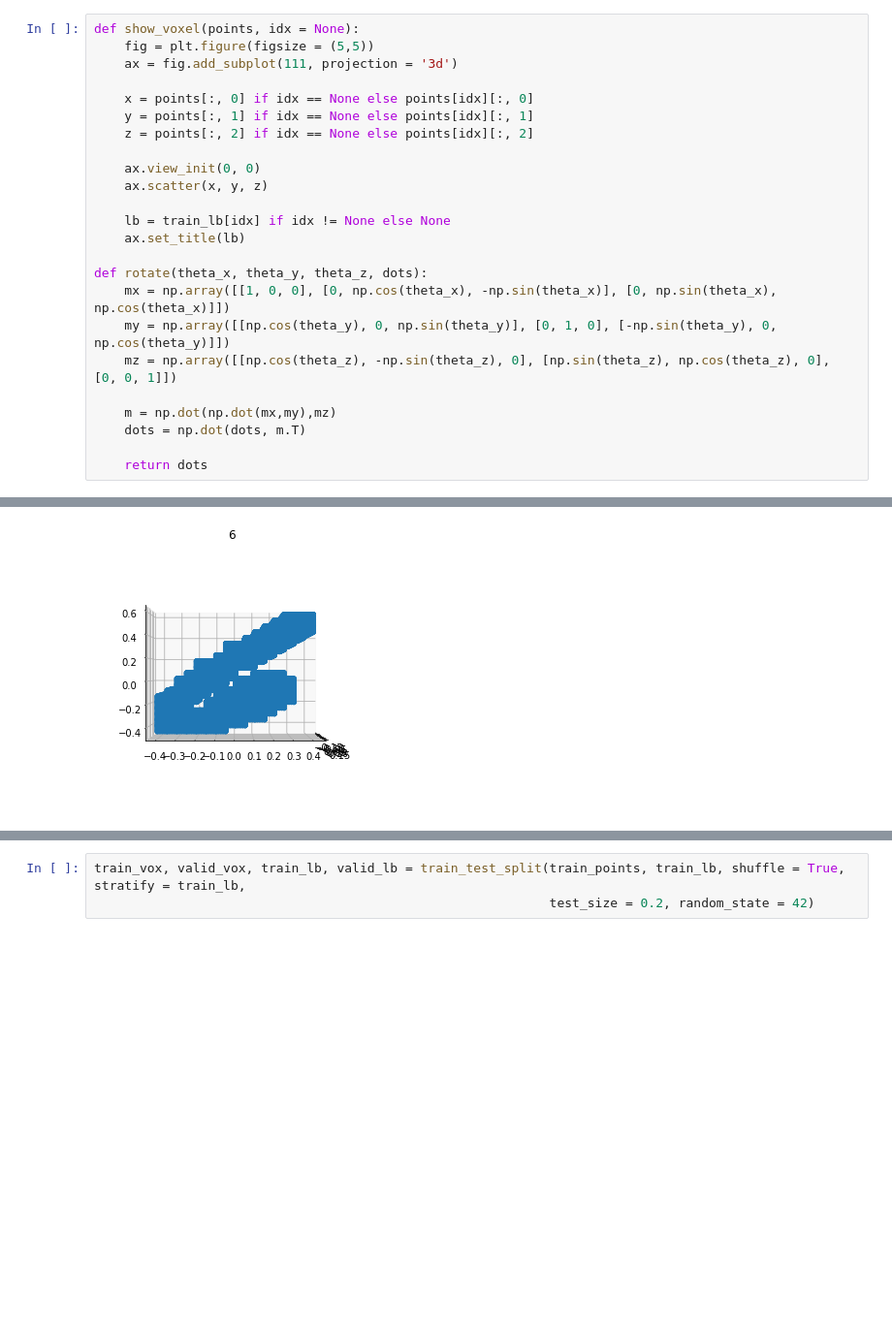
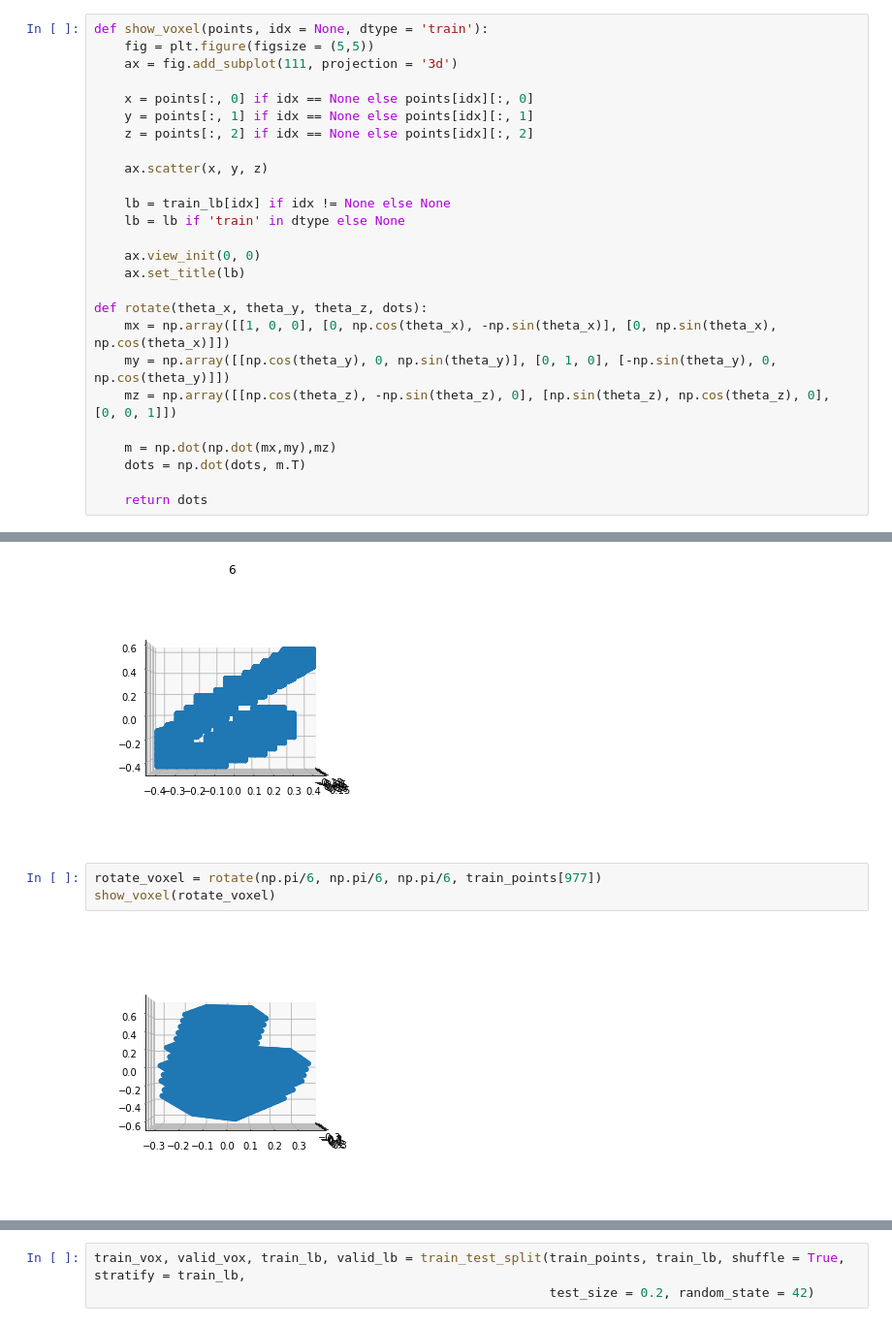
Before and after one commit to AhMuGeoNa/Dacon_3d_MNIST, a Jupyter notebook: dacon - 3d mnist.ipynb, the cells around one changed output, grey strips where cells are left out. Shown at 97% size. Cells and saved outputs as stored; diff of their text form; blank space fills up the shorter version.

```diff
--- a/dacon - 3d mnist.ipynb
+++ b/dacon - 3d mnist.ipynb
@@ -39,7 +40,7 @@ train_lb     = [lb for lb in tqdm(train_df['label'])]
 
 test_points  = [np.array(test_points[str(i)]) for i in tqdm(test_df['ID'])]
 # %%
-def show_voxel(points, idx = None):
+def show_voxel(points, idx = None, dtype = 'train'):
     fig = plt.figure(figsize = (5,5))
     ax = fig.add_subplot(111, projection = '3d')
 
@@ -47,10 +48,12 @@ def show_voxel(points, idx = None):
     y = points[:, 1] if idx == None else points[idx][:, 1]
     z = points[:, 2] if idx == None else points[idx][:, 2]
 
-    ax.view_init(0, 0)
     ax.scatter(x, y, z)
 
     lb = train_lb[idx] if idx != None else None
+    lb = lb if 'train' in dtype else None
+
+    ax.view_init(0, 0)
     ax.set_title(lb)
 
 def rotate(theta_x, theta_y, theta_z, dots):
@@ -66,3 +69,8 @@ def rotate(theta_x, theta_y, theta_z, dots):
 show_voxel(train_points, 977)
 # %% [output]
 [figure]
+# %%
+rotate_voxel = rotate(np.pi/6, np.pi/6, np.pi/6, train_points[977])
+show_voxel(rotate_voxel)
+# %% [output]
+[figure, added]
```
Also changed, not shown: parts of 17 cells of this notebook.
